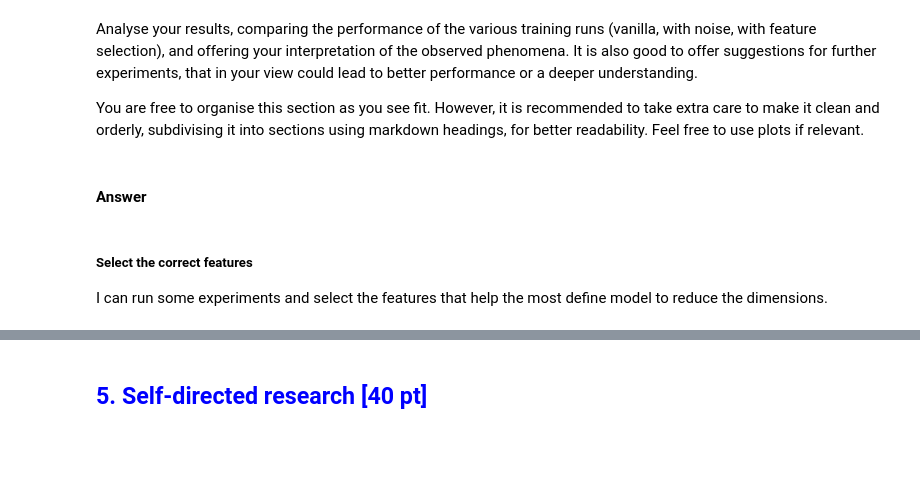
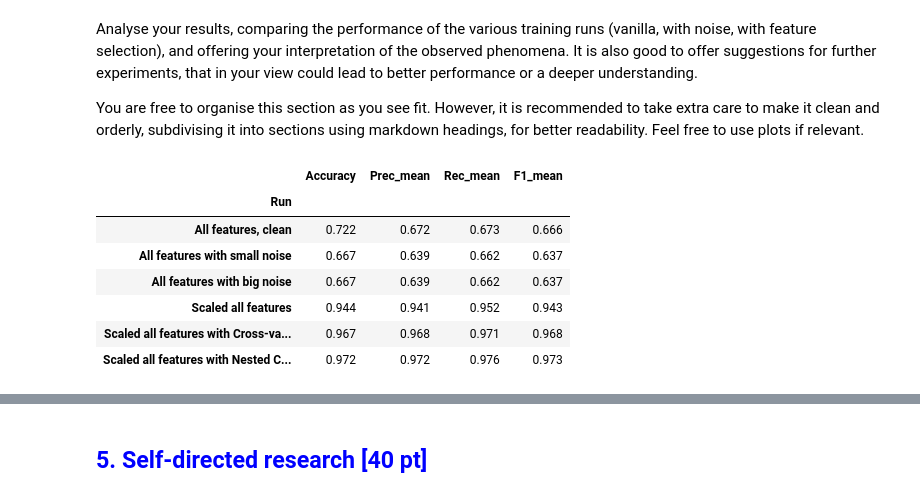
Before and after one commit to TheKusz/ML_DSM040-2025-APR, a Jupyter notebook: CW 1/DSM040-CW1.ipynb, the cells around one changed output, grey strips where cells are left out. Cells and saved outputs as stored; diff of their text form; code cells hidden in the pictures; blank space fills up the shorter version.

Commit message:
different noises added

```diff
--- a/CW 1/DSM040-CW1.ipynb
+++ b/CW 1/DSM040-CW1.ipynb
@@ -988,16 +984,18 @@ knn = KNeighborsClassifier(n_neighbors=10, metric='euclidean')
 
 # Add all features
 model_instance = model_runner(X_scaled_df, y_wine_df)
-feature_comparison_list.append(model_instance.fit_and_evauate_model(knn, name = "KNN for all features", stdout=False))
+res_scaled_all_features = model_instance.fit_and_evauate_model(knn, name = "KNN for all features", stdout=False)
+feature_comparison_list.append(res_scaled_all_features)
 
 # First set of features
 model_instance.set_features(X_scaled_df, y_wine_df, ['alcohol', 'color_intensity', 'proline'])
-feature_comparison_list.append(model_instance.fit_and_evauate_model(knn, name = first_feature_set_name, stdout=False))
-
+res_scaled_alc_colour_proline = model_instance.fit_and_evauate_model(knn, name = first_feature_set_name, stdout=False)
+feature_comparison_list.append(res_scaled_alc_colour_proline)
 
 # Second set of features
 model_instance.set_features(X_scaled_df, y_wine_df, ["malic_acid", "flavanoids", "od280/od315_of_diluted_wines"])
-feature_comparison_list.append(model_instance.fit_and_evauate_model(knn, name = second_feature_set_name, stdout=False))
+res_scaled_macid_flav_OD = model_instance.fit_and_evauate_model(knn, name = second_feature_set_name, stdout=False)
+feature_comparison_list.append(res_scaled_macid_flav_OD)
 # %%
 for i in feature_comparison_list:
     print_evaluation(*i)
@@ -1041,8 +1039,8 @@ Implement the proposed improvement to the handling of your data, and perform a t
 # %%
 # Run cross-validation for all features
 model_instance = model_runner(X_scaled_df, y_wine_df)
-res = model_instance.cv_fit_and_evaluate_model(model=knn, model_name = "Cross-validation KNN for all features", stdout=False)
-print_evaluation(*res, model_instance.features)
+res_scaled_cv_all_features = model_instance.cv_fit_and_evaluate_model(model=knn, model_name = "Cross-validation KNN for all features", stdout=False)
+print_evaluation(*res_scaled_cv_all_features, model_instance.features)
 # %% [output]
 ----- 10 folds average for Cross-validation KNN for all features Evaluation -----
 
@@ -1063,9 +1061,9 @@ Adjust cv_fit_and_evaluate_model with an inner tuning if nested cross-validation
 grid = {'n_neighbors': [3, 5, 7, 9],
         'weights': ['uniform', 'distance']}
 
-res = model_instance.cv_fit_and_evaluate_model(knn, model_name = "KNN for all features", param_grid=grid, inner_folds=3, stdout=False)
-print_evaluation(*res[:-1], model_instance.features)
+res_scaled_nested_cv_all_features = model_instance.cv_fit_and_evaluate_model(knn, model_name = "KNN Nested Cross-validation for all features", param_grid=grid, inner_folds=3, stdout=False)
+print_evaluation(*res_scaled_nested_cv_all_features[:-1], model_instance.features)
 print("Best hyperparameters chosen in each outer fold:")
-for i, p in enumerate(res[-1], 1):
+for i, p in enumerate(res_scaled_nested_cv_all_features[-1], 1):
     print(f" fold {i}: {p}")
 # %% [output]
@@ -1195,8 +1184,43 @@ If I wanted to do a methaphor I could say that if class 0 = covid positive and c
 Analyse your results, comparing the performance of the various training runs (vanilla, with noise, with feature selection), and offering your interpretation of the observed phenomena. It is also good to offer suggestions for further experiments, that in your view could lead to better performance or a deeper understanding.
 
 You are free to organise this section as you see fit. However, it is recommended to take extra care to make it clean and orderly, subdivising it into sections using markdown headings, for better readability. Feel free to use plots if relevant.
-# %% [markdown]
-#### Answer
-# %% [markdown]
-##### Select the correct features
-I can run some experiments and select the features that help the most define model to reduce the dimensions.
+# %%
+def tup_to_row(label, tup):
+    # nested cv
+    if len(tup) == 7:
+        _, cm, acc, prec, rec, f1, _ = tup
+    # simple cv
+    else:
+        _, cm, acc, prec, rec, f1 = tup
+    return dict(Run        = label,
+                Accuracy   = round(acc, 3),
+                Prec_mean  = round(prec.mean(), 3),
+                Rec_mean   = round(rec.mean(), 3),
+                F1_mean    = round(f1.mean(), 3),
+                cm         = cm)
+
+# Compare results using all features
+runs = [
+    ("All features, clean" , res_all_features ),
+    ("All features with small noise" , res_alc_colour_proline_bit_noisy),
+    ("All features with big noise" , res_alc_colour_proline_bit_noisy),
+    ("Scaled all features" , res_scaled_all_features),
+    ("Scaled all features with Cross-validation" , res_scaled_cv_all_features),
+    ("Scaled all features with Nested Cross-validation" , res_scaled_nested_cv_all_features)]
+
+summary = pd.DataFrame([tup_to_row(l, t) for l, t in runs])\
+            .set_index("Run").drop(columns="cm")
+
+display(summary.style.format("{:.3f}"))
+
+# keep the individual confusion matrices if you want to show them later
+cmatrices = {lbl: t[1] for lbl, t in runs}
+# %% [output]
+|  | Accuracy | Prec_mean | Rec_mean | F1_mean |
+| Run |  |  |  |  |
+| All features, clean | 0.722 | 0.672 | 0.673 | 0.666 |
+| All features with small noise | 0.667 | 0.639 | 0.662 | 0.637 |
+| All features with big noise | 0.667 | 0.639 | 0.662 | 0.637 |
+| Scaled all features | 0.944 | 0.941 | 0.952 | 0.943 |
+| Scaled all features with Cross-va... | 0.967 | 0.968 | 0.971 | 0.968 |
+| Scaled all features with Nested C... | 0.972 | 0.972 | 0.976 | 0.973 |
```
Also changed, not shown: parts of 27 cells of this notebook.
